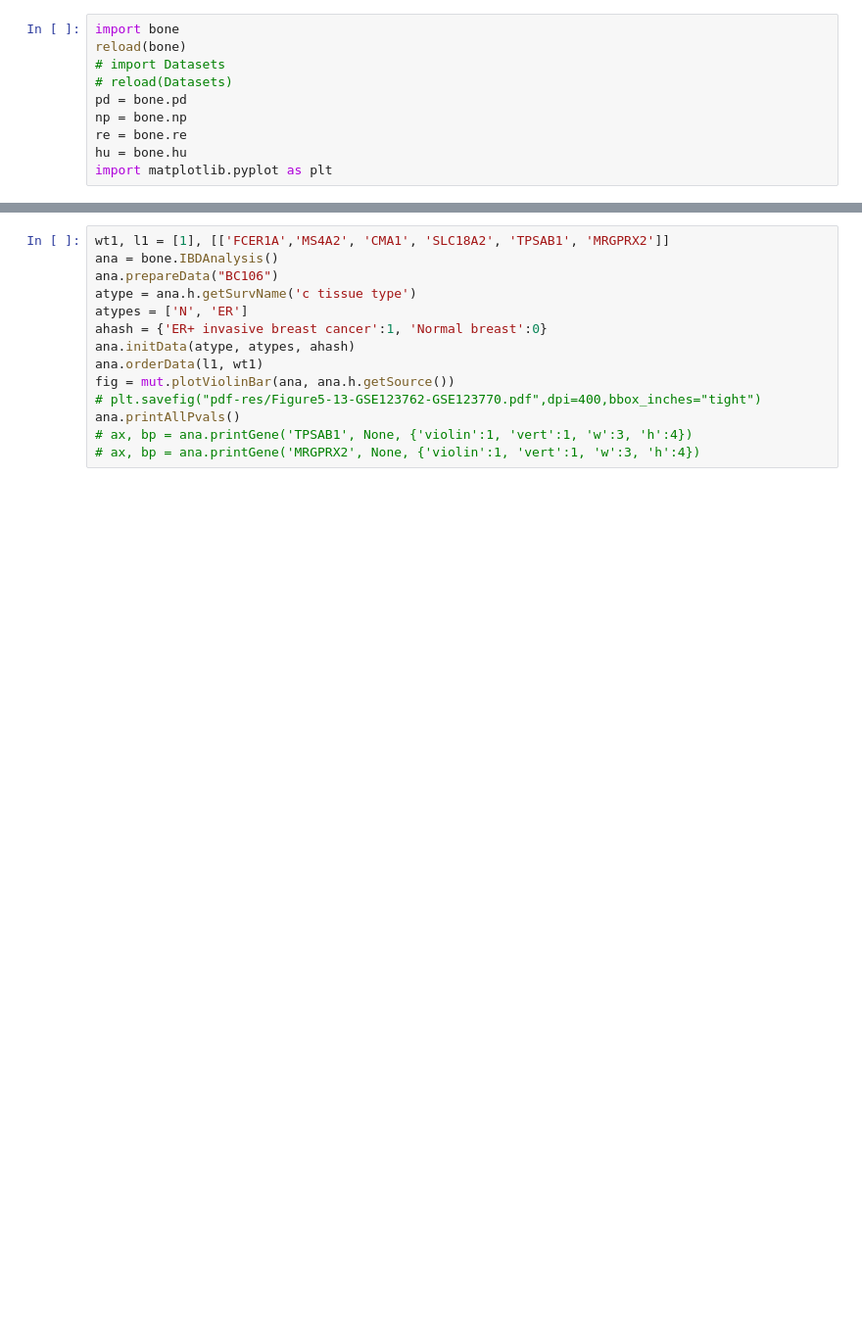
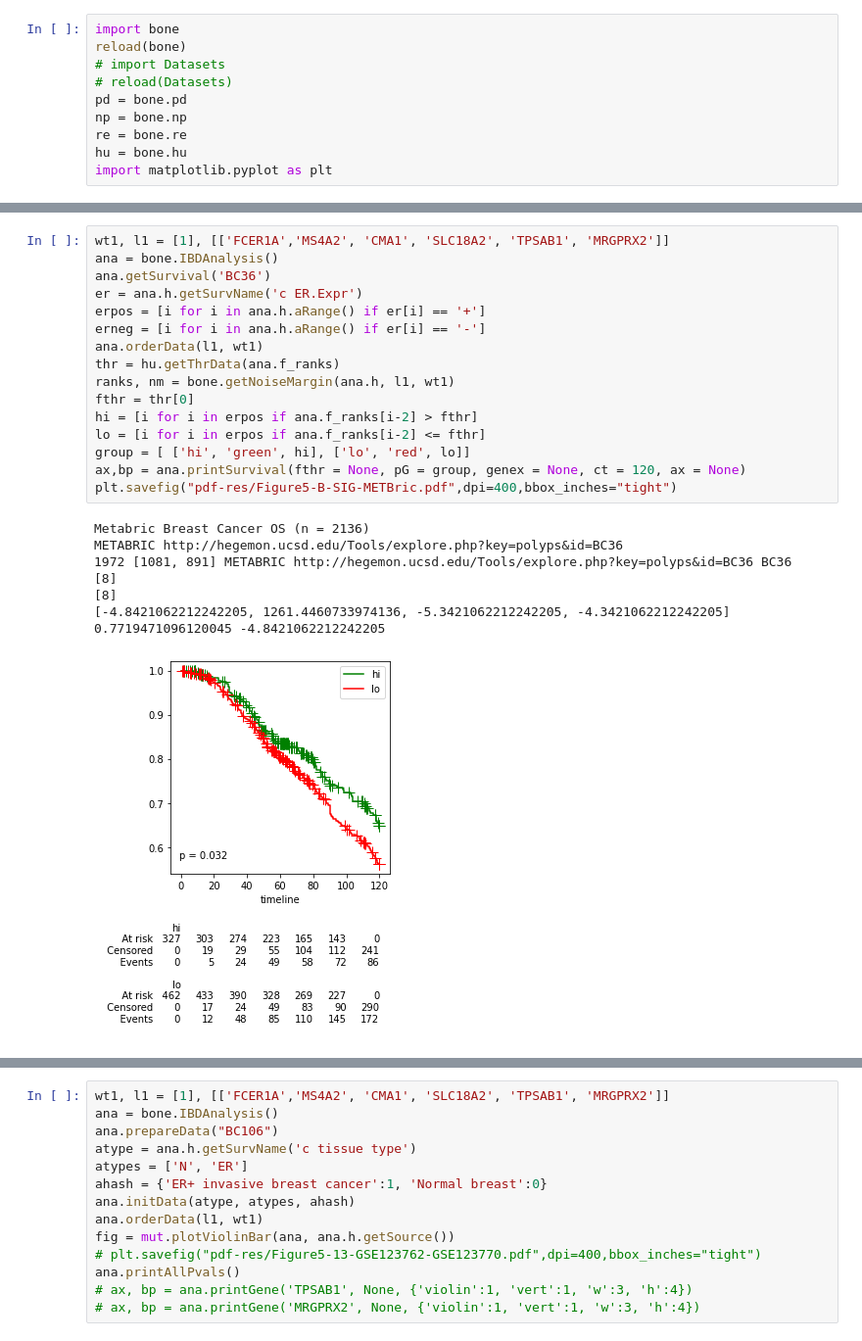
Before and after one commit to hmhaque/Mast-cell, a Jupyter notebook: source/figure-5.ipynb, the cells around one changed output, grey strips where cells are left out. Shown at 98% size. Saved outputs shown, nothing was run; the diff lists cells and outputs as text; blank space fills up the shorter version.

```diff
--- a/source/figure-5.ipynb
+++ b/source/figure-5.ipynb
@@ -32,0 +58,25 @@ import matplotlib.pyplot as plt
+# %%
+wt1, l1 = [1], [['FCER1A','MS4A2', 'CMA1', 'SLC18A2', 'TPSAB1', 'MRGPRX2']]
+ana = bone.IBDAnalysis()
+ana.getSurvival('BC36')
+er = ana.h.getSurvName('c ER.Expr')
+erpos = [i for i in ana.h.aRange() if er[i] == '+']
+erneg = [i for i in ana.h.aRange() if er[i] == '-']
+ana.orderData(l1, wt1)
+thr = hu.getThrData(ana.f_ranks)
+ranks, nm = bone.getNoiseMargin(ana.h, l1, wt1)
+fthr = thr[0]
+hi = [i for i in erpos if ana.f_ranks[i-2] > fthr]
+lo = [i for i in erpos if ana.f_ranks[i-2] <= fthr]
+group = [ ['hi', 'green', hi], ['lo', 'red', lo]]
+ax,bp = ana.printSurvival(fthr = None, pG = group, genex = None, ct = 120, ax = None)
+plt.savefig("pdf-res/Figure5-B-SIG-METBric.pdf",dpi=400,bbox_inches="tight")
+# %% [output]
+Metabric Breast Cancer OS (n = 2136)
+METABRIC http://hegemon.ucsd.edu/Tools/explore.php?key=polyps&id=BC36
+1972 [1081, 891] METABRIC http://hegemon.ucsd.edu/Tools/explore.php?key=polyps&id=BC36 BC36
+[8]
+[8]
+[-4.8421062212242205, 1261.4460733974136, -5.3421062212242205, -4.3421062212242205]
+0.7719471096120045 -4.8421062212242205
+[figure, added]
```
Also changed, not shown: parts of 2 cells of this notebook.
